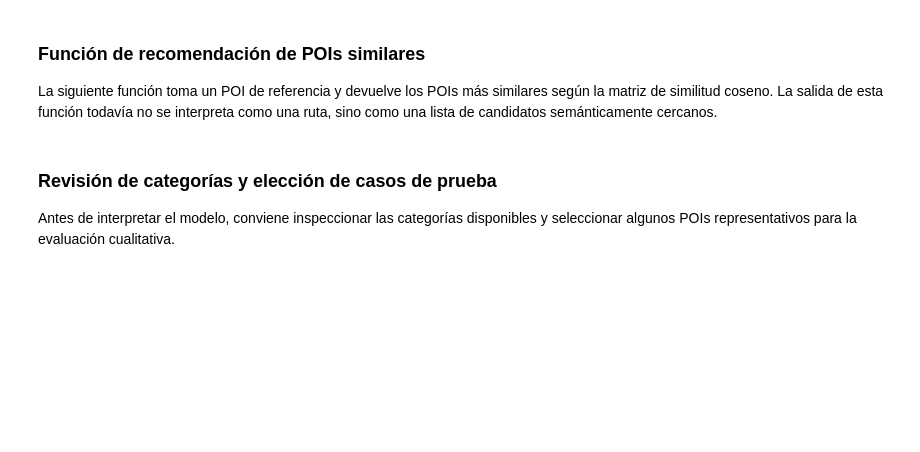
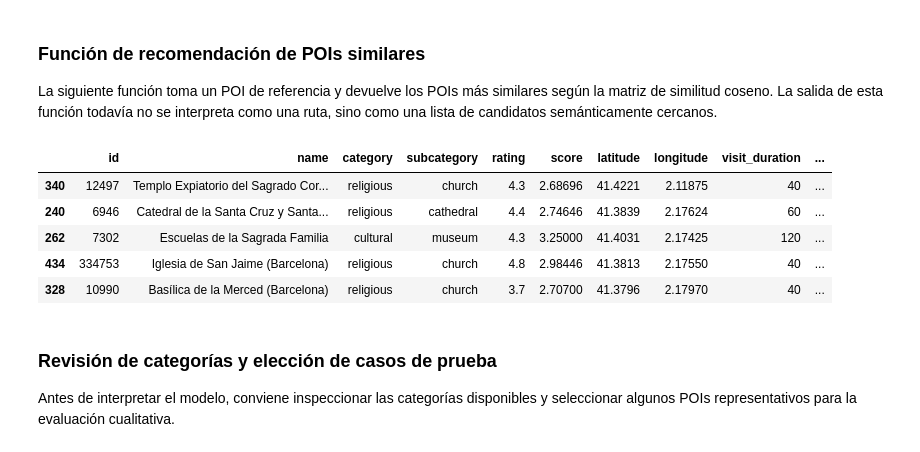
Before and after one commit to OscarFdz24/TFG_POIs_Recommender_Oscar_Fernandez, a Jupyter notebook: modelo/02_Content_Based_Recommender.ipynb, the cells around one changed output. Saved outputs shown, nothing was run; the diff lists cells and outputs as text; code cells hidden in the pictures; blank space fills up the shorter version.

```diff
--- a/modelo/02_Content_Based_Recommender.ipynb
+++ b/modelo/02_Content_Based_Recommender.ipynb
@@ -126,6 +134,7 @@ vectorizer_v1 = TfidfVectorizer(max_features=5000)
 # fit_transform hace dos cosas:
 # 1. Aprende el vocabulario (qué palabras existen y su importancia)
 # 2. Convierte cada POI en un vector numérico
+df_ml['content_v1'] = df_ml['content_v1'].fillna('').astype(str)
 tfidf_matrix_v1 = vectorizer_v1.fit_transform(df_ml['content_v1'])
 
 # Calculamos la similitud coseno entre TODOS los POIs
@@ -166,34 +175,41 @@ def recomendar_pois_similares_v1(nombre_poi, top_n=5):
     sim_scores = sim_scores[1:top_n+1]
 
     # Extraemos solo los índices de los POIs recomendados
     poi_indices = [i[0] for i in sim_scores]
 
     # Extraemos las puntuaciones de similitud
     similitudes = [i[1] for i in sim_scores]
 
     # Seleccionamos las filas correspondientes a los POIs recomendados
     # y nos quedamos con las columnas relevantes
     resultados = df_ml.iloc[poi_indices][[
         'id',
         'name',
         'category',
         'subcategory',
         'rating',
         'score',
         'latitude',
         'longitude',
         'visit_duration'
     ]].copy()
 
     # Añadimos la similitud coseno como una nueva columna
     resultados['similaridad_coseno'] = similitudes
 
     # Devolvemos el DataFrame final con las recomendaciones
     return resultados
 
 
 # Ejecutamos la función con un ejemplo
-recomendar_pois_similares("Templo Expiatorio de la Sagrada Familia", top_n=5)
+recomendar_pois_similares_v1("Templo Expiatorio de la Sagrada Familia", top_n=5)
+# %% [output]
+|  | id | name | category | subcategory | rating | score | latitude | longitude | visit_duration | ... |
+| 340 | 12497 | Templo Expiatorio del Sagrado Cor... | religious | church | 4.3 | 2.68696 | 41.4221 | 2.11875 | 40 | ... |
+| 240 | 6946 | Catedral de la Santa Cruz y Santa... | religious | cathedral | 4.4 | 2.74646 | 41.3839 | 2.17624 | 60 | ... |
+| 262 | 7302 | Escuelas de la Sagrada Familia | cultural | museum | 4.3 | 3.25000 | 41.4031 | 2.17425 | 120 | ... |
+| 434 | 334753 | Iglesia de San Jaime (Barcelona) | religious | church | 4.8 | 2.98446 | 41.3813 | 2.17550 | 40 | ... |
+| 328 | 10990 | Basílica de la Merced (Barcelona) | religious | church | 3.7 | 2.70700 | 41.3796 | 2.17970 | 40 | ... |
 # %% [markdown]
 ### Revisión de categorías y elección de casos de prueba
 
```
Also changed, not shown: parts of 6 cells of this notebook, 2 other files.
